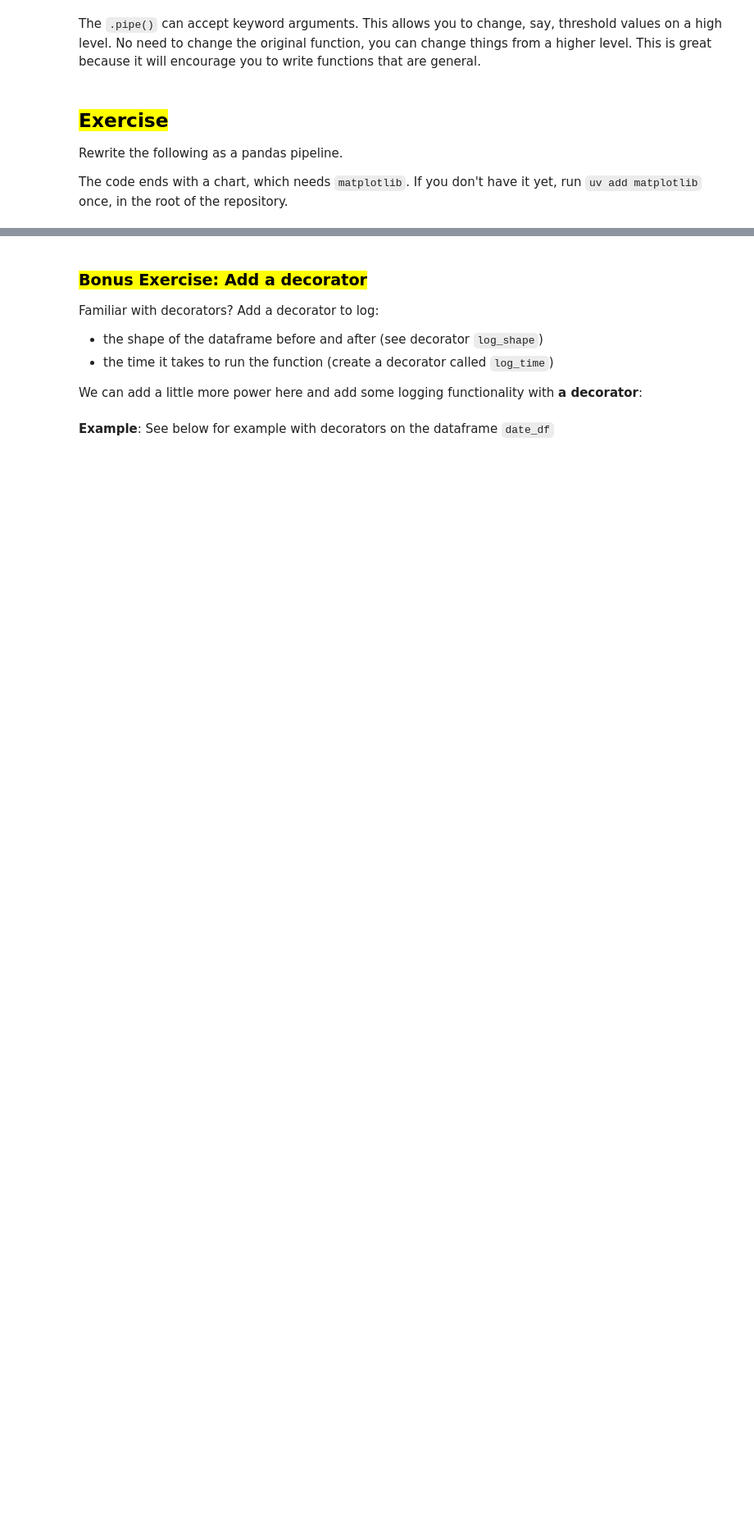
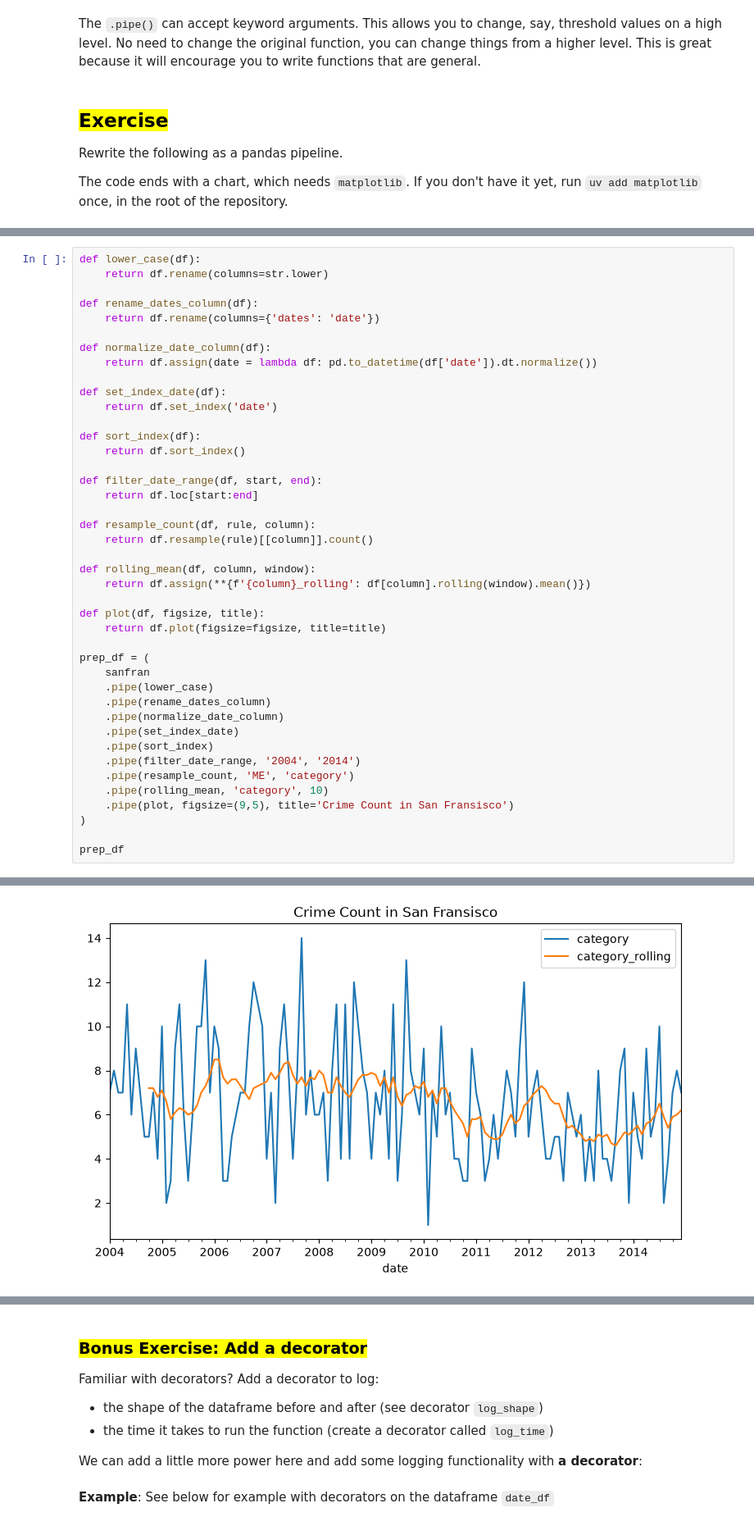
Before and after one commit to EttinaAH/prod-ready-ml-public, a Jupyter notebook: notebooks/decorators_pipelines/Pandas_Pipelines.ipynb, the cells around one changed output, grey strips where cells are left out. Shown at 82% size. Saved outputs shown, nothing was run; the diff lists cells and outputs as text; blank space fills up the shorter version.

```diff
--- a/notebooks/decorators_pipelines/Pandas_Pipelines.ipynb
+++ b/notebooks/decorators_pipelines/Pandas_Pipelines.ipynb
@@ -154,0 +215,43 @@ sanfran.head()
+# %%
+def lower_case(df):
+    return df.rename(columns=str.lower)
+
+def rename_dates_column(df):
+    return df.rename(columns={'dates': 'date'})
+
+def normalize_date_column(df):
+    return df.assign(date = lambda df: pd.to_datetime(df['date']).dt.normalize())
+
+def set_index_date(df):
+    return df.set_index('date')
+
+def sort_index(df):
+    return df.sort_index()
+
+def filter_date_range(df, start, end):
+    return df.loc[start:end]
+
+def resample_count(df, rule, column):
+    return df.resample(rule)[[column]].count()
+
+def rolling_mean(df, column, window):
+    return df.assign(**{f'{column}_rolling': df[column].rolling(window).mean()})
+
+def plot(df, figsize, title):
+    return df.plot(figsize=figsize, title=title)
+
+prep_df = (
+    sanfran
+    .pipe(lower_case)
+    .pipe(rename_dates_column)
+    .pipe(normalize_date_column)
+    .pipe(set_index_date)
+    .pipe(sort_index)
+    .pipe(filter_date_range, '2004', '2014')
+    .pipe(resample_count, 'ME', 'category')
+    .pipe(rolling_mean, 'category', 10)
+    .pipe(plot, figsize=(9,5), title='Crime Count in San Fransisco')
+)
+
+prep_df
+# %% [output]
@@ -154,0 +259 @@ sanfran.head()
+[figure, added]
```
Also changed, not shown: parts of 15 cells of this notebook, 49 other files.
